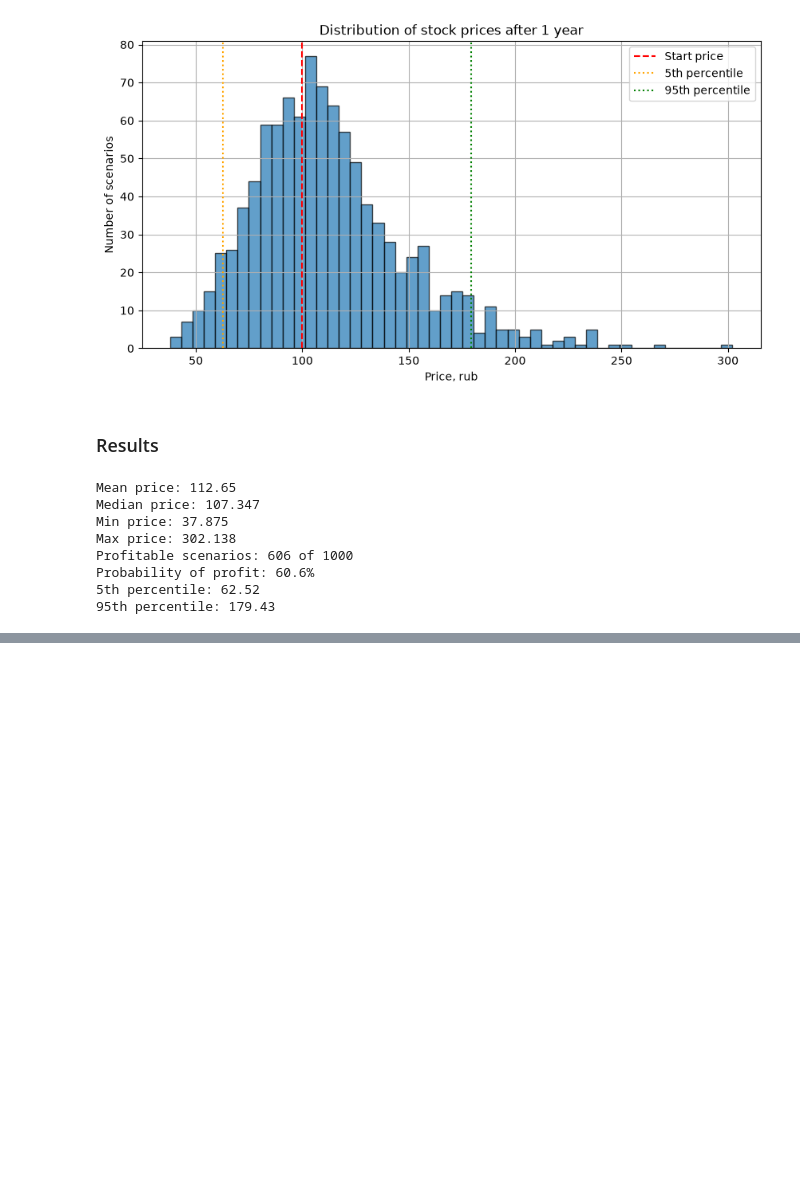
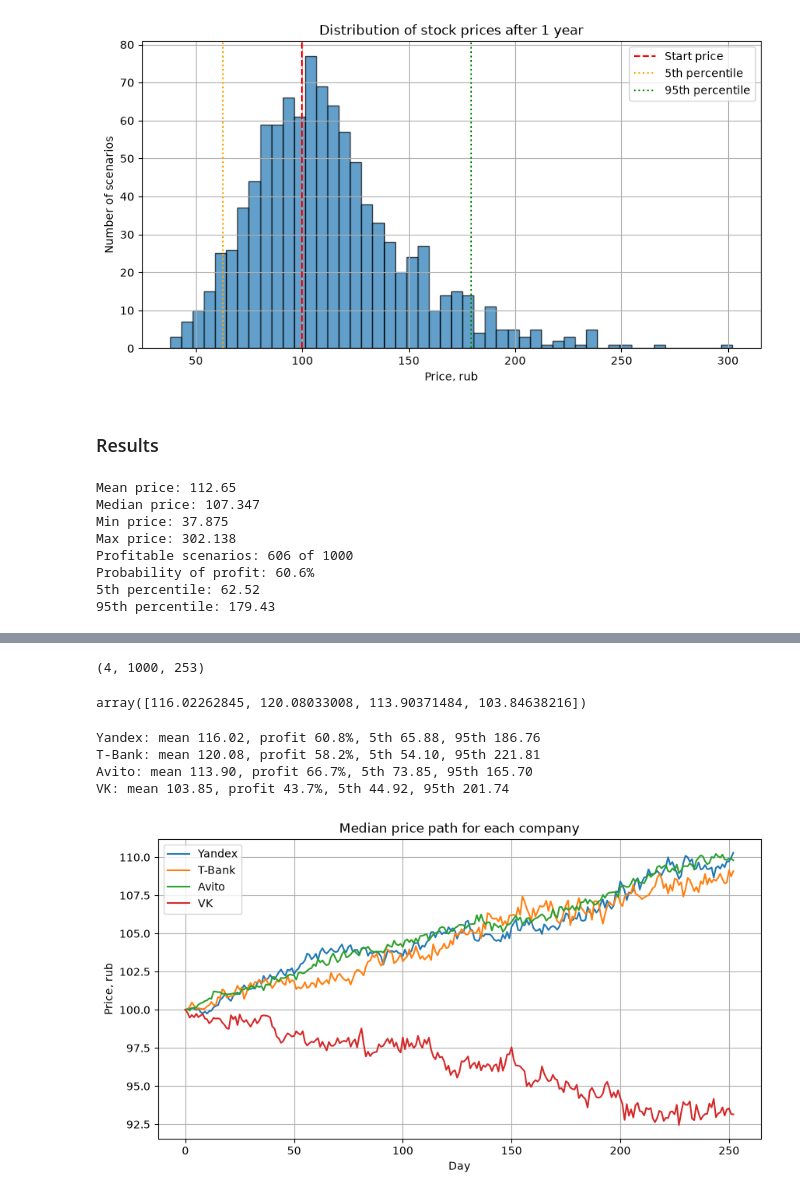
Before and after one commit to kupetss/stock-simulator, a Jupyter notebook: stock_simulator.ipynb, the cells around one changed output, grey strips where cells are left out. Saved outputs shown, nothing was run; the diff lists cells and outputs as text; code cells hidden in the pictures; blank space fills up the shorter version.

```diff
--- a/stock_simulator.ipynb
+++ b/stock_simulator.ipynb
@@ -136,0 +160,5 @@ Probability of profit: 60.6%
+# %%
+returns_3d = company_returns.reshape(n_companies,1,1)
+volatility_3d = company_volatility.reshape(n_companies,1,1)
+company_all_returns = returns_3d + volatility_3d * noise
+company_all_returns.shape
@@ -136,0 +172,7 @@ Probability of profit: 60.6%
+# %%
+company_prices = start_price * np.cumprod(1 + company_all_returns, axis=2)
+company_start_column = np.full((n_companies, simulations, 1),start_price)
+company_prices = np.concatenate((company_start_column, company_prices),axis=2)
+company_prices.shape
+# %% [output]
+(4, 1000, 253)
@@ -136,0 +181,41 @@ Probability of profit: 60.6%
+# %%
+# mean final price for each company
+company_mean = np.mean(company_final_prices, axis=1)
+
+# share of profitable scenarios for each company
+company_profit = np.mean(company_final_prices > start_price, axis=1)
+
+# bad and good realistic outcomes for each company
+company_worst = np.percentile(company_final_prices, 5, axis=1)
+company_best = np.percentile(company_final_prices, 95, axis=1)
+
+company_mean
+# %% [output]
+array([116.02262845, 120.08033008, 113.90371484, 103.84638216])
+# %%
+for i in range(n_companies):
+    print(f"{companies[i]}: mean {company_mean[i]:.2f}, "
+          f"profit {company_profit[i]:.1%}, "
+          f"5th {company_worst[i]:.2f}, "
+          f"95th {company_best[i]:.2f}")
+# %% [output]
+Yandex: mean 116.02, profit 60.8%, 5th 65.88, 95th 186.76
+T-Bank: mean 120.08, profit 58.2%, 5th 54.10, 95th 221.81
+Avito: mean 113.90, profit 66.7%, 5th 73.85, 95th 165.70
+VK: mean 103.85, profit 43.7%, 5th 44.92, 95th 201.74
+# %%
+company_median_path = np.median(company_prices, axis=1)
+# %%
+plt.figure(figsize=(10, 5))
+
+for i in range(n_companies):
+    plt.plot(company_median_path[i], label=companies[i])
+
+plt.title("Median price path for each company")
+plt.xlabel("Day")
+plt.ylabel("Price, rub")
+plt.legend()
+plt.grid(True)
+plt.show()
+# %% [output]
+[figure, added]
```
Also changed, not shown: parts of 8 cells of this notebook, 5 other files.
